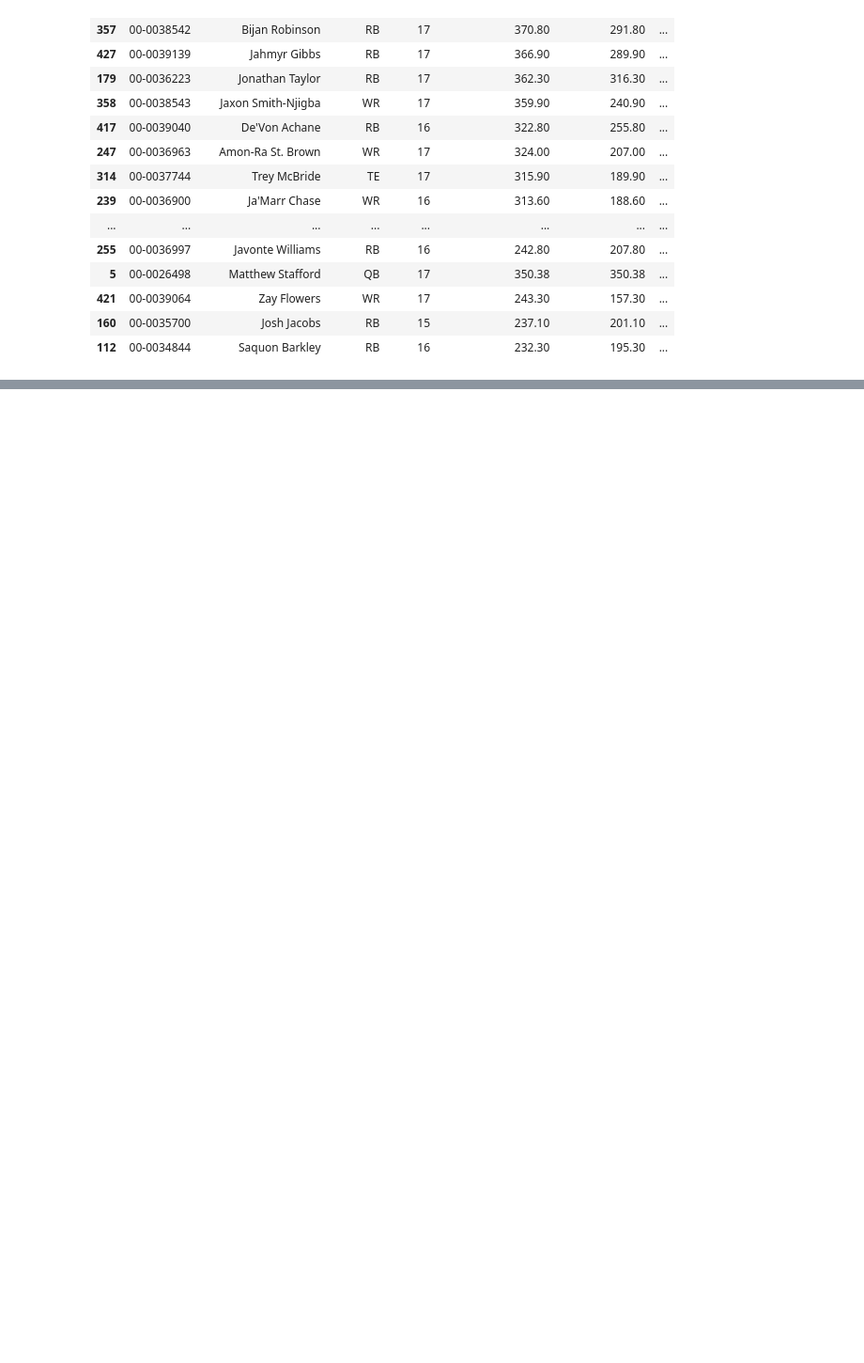
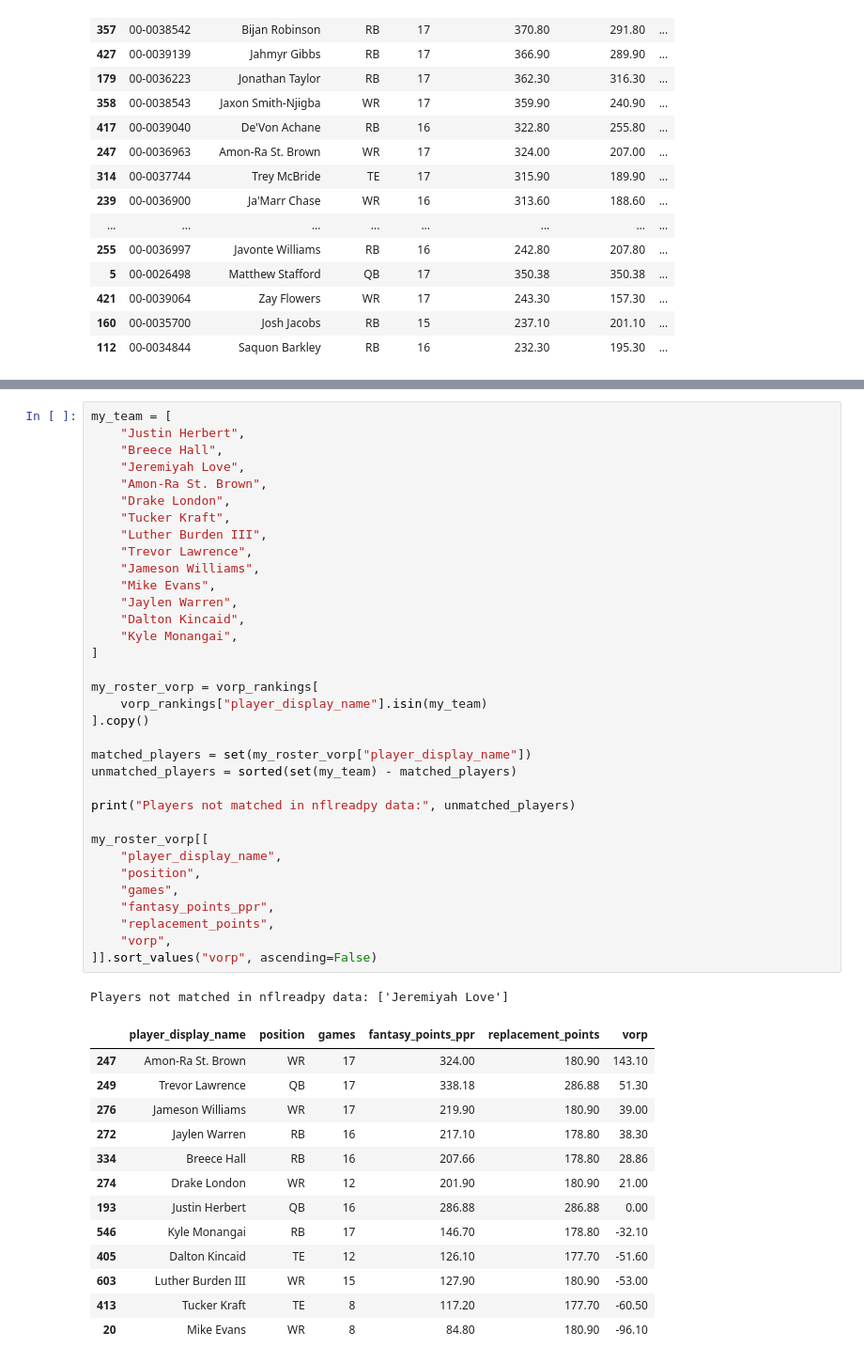
Before and after one commit to peytonfolk-bit/nfl_fantasy_projects, a Jupyter notebook: notebooks/nfl_exploration.ipynb, the cells around one changed output, grey strips where cells are left out. Shown at 94% size. Cells and saved outputs as stored; diff of their text form; blank space fills up the shorter version.

```diff
--- a/notebooks/nfl_exploration.ipynb
+++ b/notebooks/nfl_exploration.ipynb
@@ -98,0 +103,49 @@ vorp_rankings.head(25)
+# %%
+my_team = [
+    "Justin Herbert",
+    "Breece Hall",
+    "Jeremiyah Love",
+    "Amon-Ra St. Brown",
+    "Drake London",
+    "Tucker Kraft",
+    "Luther Burden III",
+    "Trevor Lawrence",
+    "Jameson Williams",
+    "Mike Evans",
+    "Jaylen Warren",
+    "Dalton Kincaid",
+    "Kyle Monangai",
+]
+
+my_roster_vorp = vorp_rankings[
+    vorp_rankings["player_display_name"].isin(my_team)
+].copy()
+
+matched_players = set(my_roster_vorp["player_display_name"])
+unmatched_players = sorted(set(my_team) - matched_players)
+
+print("Players not matched in nflreadpy data:", unmatched_players)
+
+my_roster_vorp[[
+    "player_display_name",
+    "position",
+    "games",
+    "fantasy_points_ppr",
+    "replacement_points",
+    "vorp",
+]].sort_values("vorp", ascending=False)
+# %% [output]
+Players not matched in nflreadpy data: ['Jeremiyah Love']
+|  | player_display_name | position | games | fantasy_points_ppr | replacement_points | vorp |
+| 247 | Amon-Ra St. Brown | WR | 17 | 324.00 | 180.90 | 143.10 |
+| 249 | Trevor Lawrence | QB | 17 | 338.18 | 286.88 | 51.30 |
+| 276 | Jameson Williams | WR | 17 | 219.90 | 180.90 | 39.00 |
+| 272 | Jaylen Warren | RB | 16 | 217.10 | 178.80 | 38.30 |
+| 334 | Breece Hall | RB | 16 | 207.66 | 178.80 | 28.86 |
+| 274 | Drake London | WR | 12 | 201.90 | 180.90 | 21.00 |
+| 193 | Justin Herbert | QB | 16 | 286.88 | 286.88 | 0.00 |
+| 546 | Kyle Monangai | RB | 17 | 146.70 | 178.80 | -32.10 |
+| 405 | Dalton Kincaid | TE | 12 | 126.10 | 177.70 | -51.60 |
+| 603 | Luther Burden III | WR | 15 | 127.90 | 180.90 | -53.00 |
+| 413 | Tucker Kraft | TE | 8 | 117.20 | 177.70 | -60.50 |
+| 20 | Mike Evans | WR | 8 | 84.80 | 180.90 | -96.10 |
```
Also changed, not shown: parts of 12 cells of this notebook.
